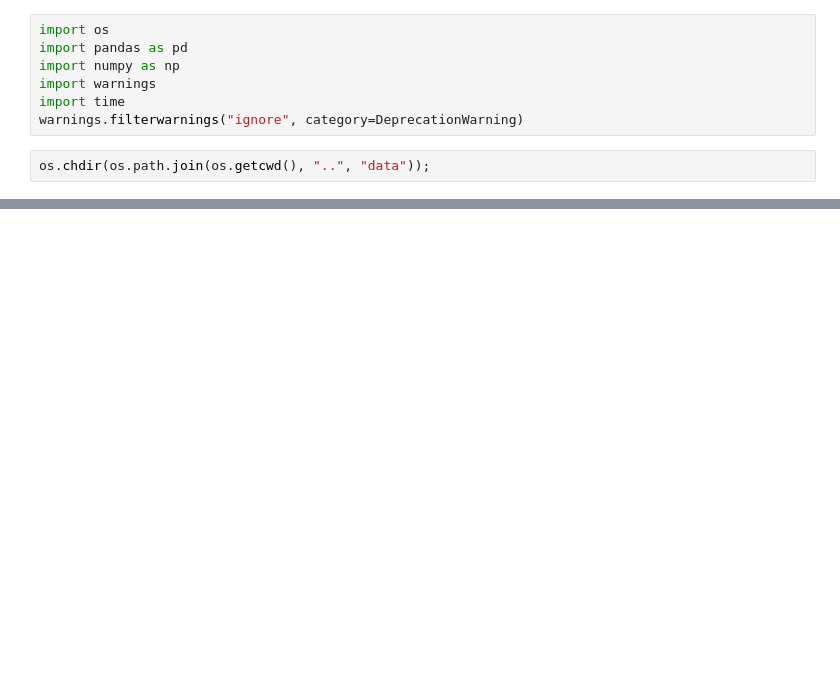
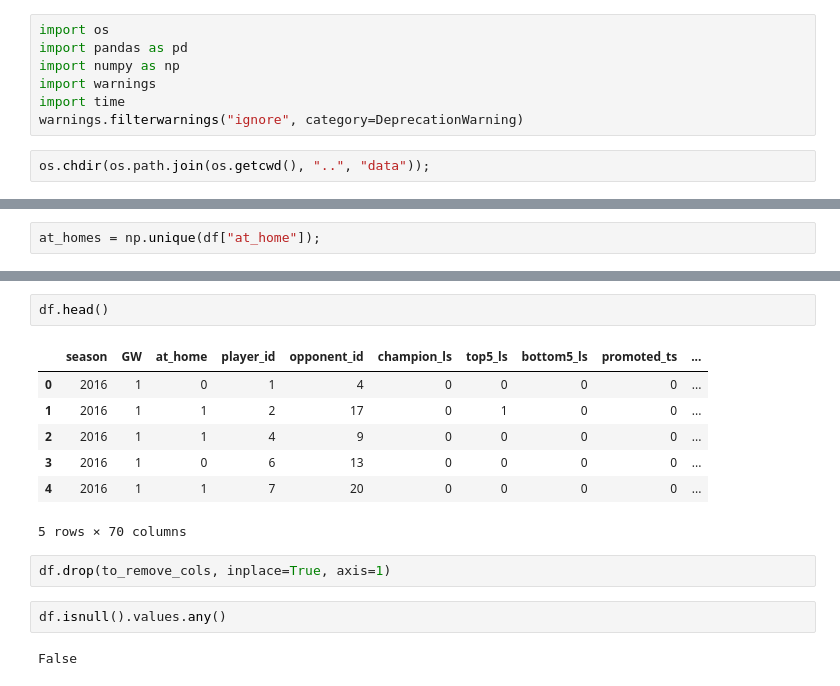
Before and after one commit to ssh24/Fantasy-Premier-League, a Jupyter notebook: dev/scripts/reverse-fixture-merge-data.ipynb, the cells around one changed output, grey strips where cells are left out. Cells and saved outputs as stored; diff of their text form; blank space fills up the shorter version.

```diff
--- a/dev/scripts/reverse-fixture-merge-data.ipynb
+++ b/dev/scripts/reverse-fixture-merge-data.ipynb
@@ -224,0 +57,2 @@ new_df.to_csv("merge-data-2")
+# %%
+at_homes = np.unique(df["at_home"]);
@@ -224,0 +112,16 @@ new_df.to_csv("merge-data-2")
+# %%
+df.head()
+# %% [output]
+|  | season | GW | at_home | player_id | opponent_id | champion_ls | top5_ls | bottom5_ls | promoted_ts | ... |
+| 0 | 2016 | 1 | 0 | 1 | 4 | 0 | 0 | 0 | 0 | ... |
+| 1 | 2016 | 1 | 1 | 2 | 17 | 0 | 1 | 0 | 0 | ... |
+| 2 | 2016 | 1 | 1 | 4 | 9 | 0 | 0 | 0 | 0 | ... |
+| 3 | 2016 | 1 | 0 | 6 | 13 | 0 | 0 | 0 | 0 | ... |
+| 4 | 2016 | 1 | 1 | 7 | 20 | 0 | 0 | 0 | 0 | ... |
+5 rows × 70 columns
+# %%
+df.drop(to_remove_cols, inplace=True, axis=1)
+# %%
+df.isnull().values.any()
+# %% [output]
+False
```
Also changed, not shown: parts of 51 cells of this notebook.
